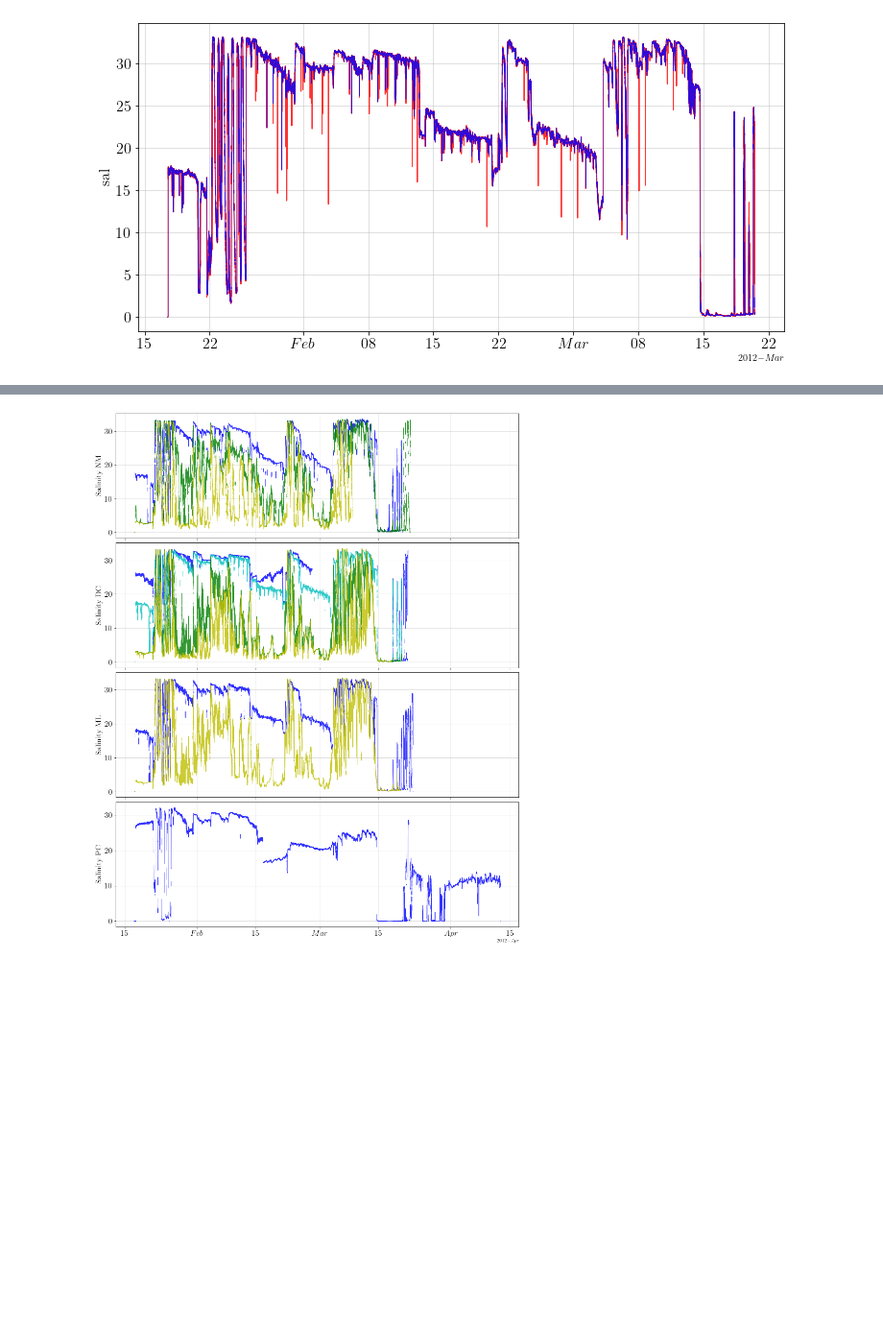
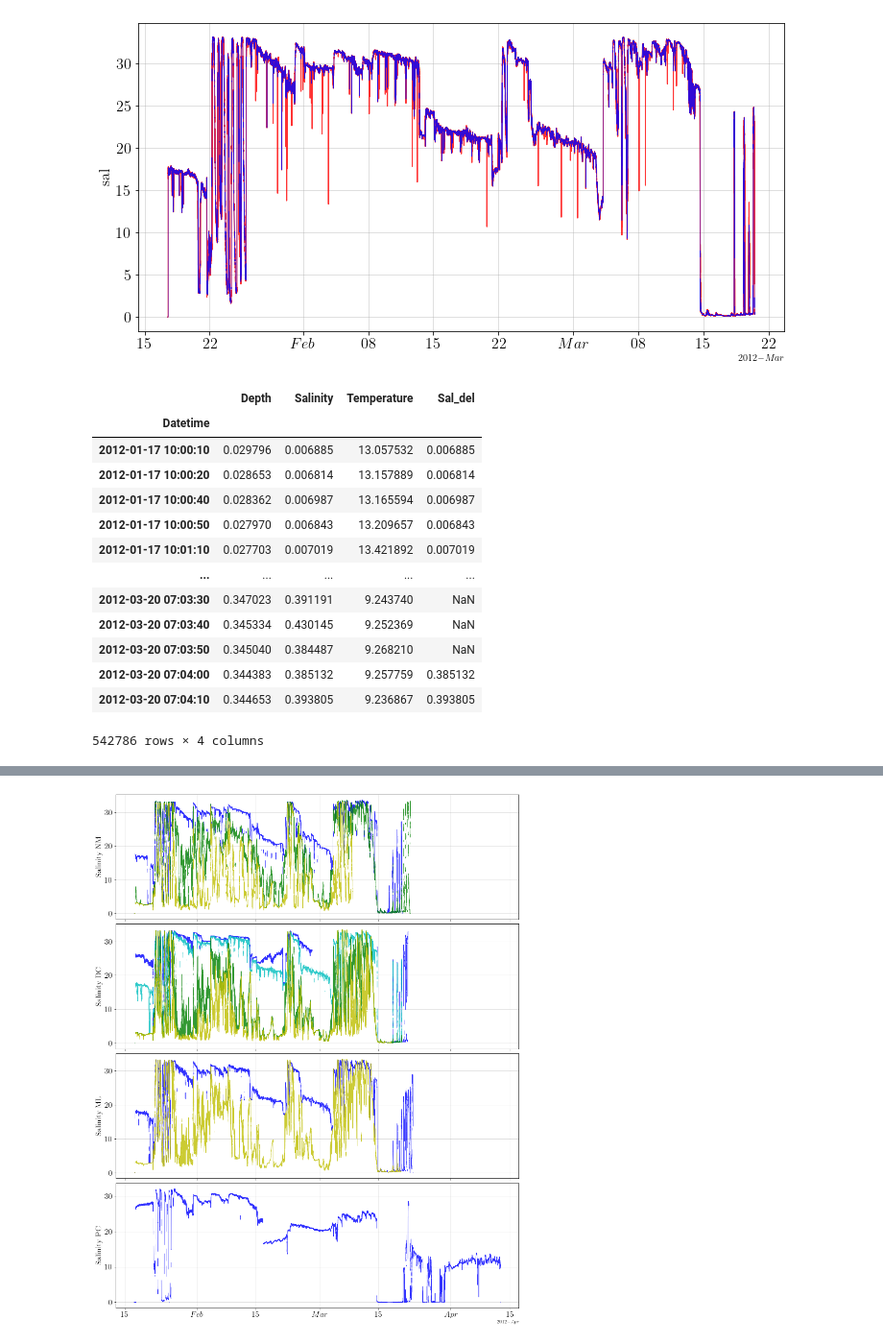
Before and after one commit to Dhannai/Thesis, a Jupyter notebook: febmar/del_sal_tem.ipynb, the cells around one changed output, grey strips where cells are left out. Shown at 96% size. Drawn from its saved outputs; the diff is of its cells as text; code cells hidden in the pictures; blank space fills up the shorter version.

```diff
--- a/febmar/del_sal_tem.ipynb
+++ b/febmar/del_sal_tem.ipynb
@@ -428 +431,18 @@ PC_1 = PC_1.drop(t10)
+# %%
+ML_2
+# %% [output]
+|  | Depth | Salinity | Temperature | Sal_del |
+| Datetime |  |  |  |  |
+| 2012-01-17 10:00:10 | 0.029796 | 0.006885 | 13.057532 | 0.006885 |
+| 2012-01-17 10:00:20 | 0.028653 | 0.006814 | 13.157889 | 0.006814 |
+| 2012-01-17 10:00:40 | 0.028362 | 0.006987 | 13.165594 | 0.006987 |
+| 2012-01-17 10:00:50 | 0.027970 | 0.006843 | 13.209657 | 0.006843 |
+| 2012-01-17 10:01:10 | 0.027703 | 0.007019 | 13.421892 | 0.007019 |
+| ... | ... | ... | ... | ... |
+| 2012-03-20 07:03:30 | 0.347023 | 0.391191 | 9.243740 | NaN |
+| 2012-03-20 07:03:40 | 0.345334 | 0.430145 | 9.252369 | NaN |
+| 2012-03-20 07:03:50 | 0.345040 | 0.384487 | 9.268210 | NaN |
+| 2012-03-20 07:04:00 | 0.344383 | 0.385132 | 9.257759 | 0.385132 |
+| 2012-03-20 07:04:10 | 0.344653 | 0.393805 | 9.236867 | 0.393805 |
+542786 rows × 4 columns
 # %%
```
Also changed, not shown: parts of 13 cells of this notebook, 4 other files.
